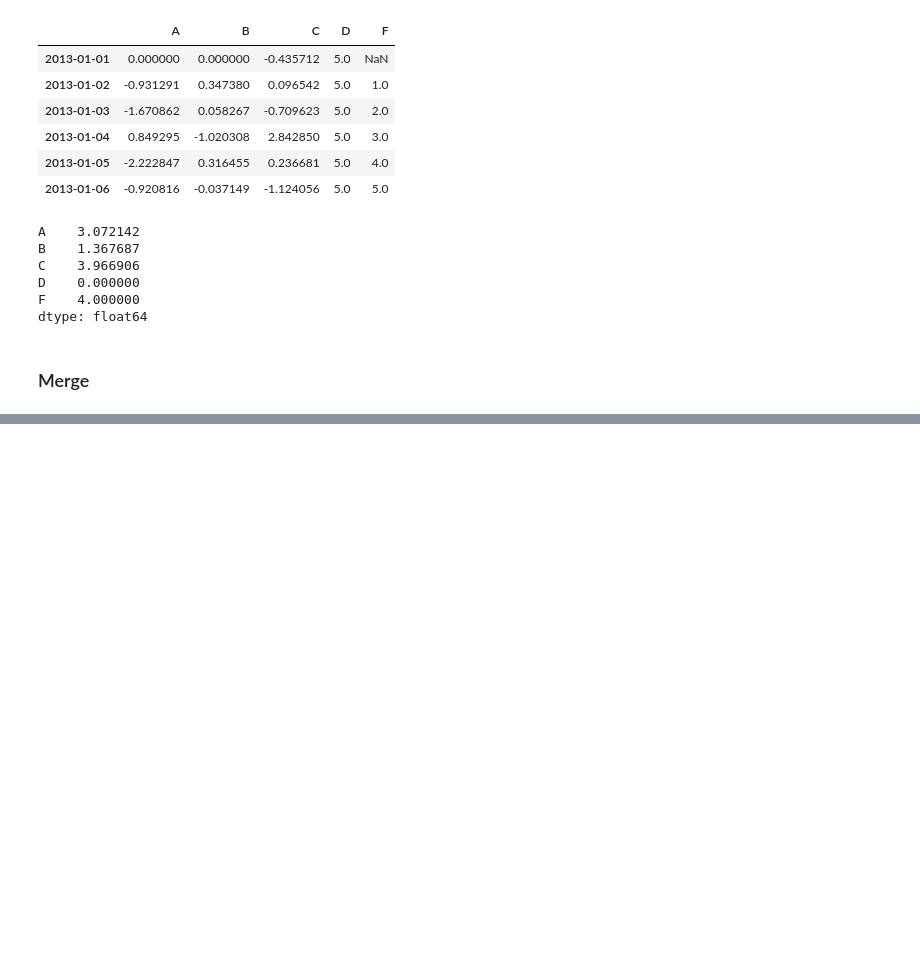
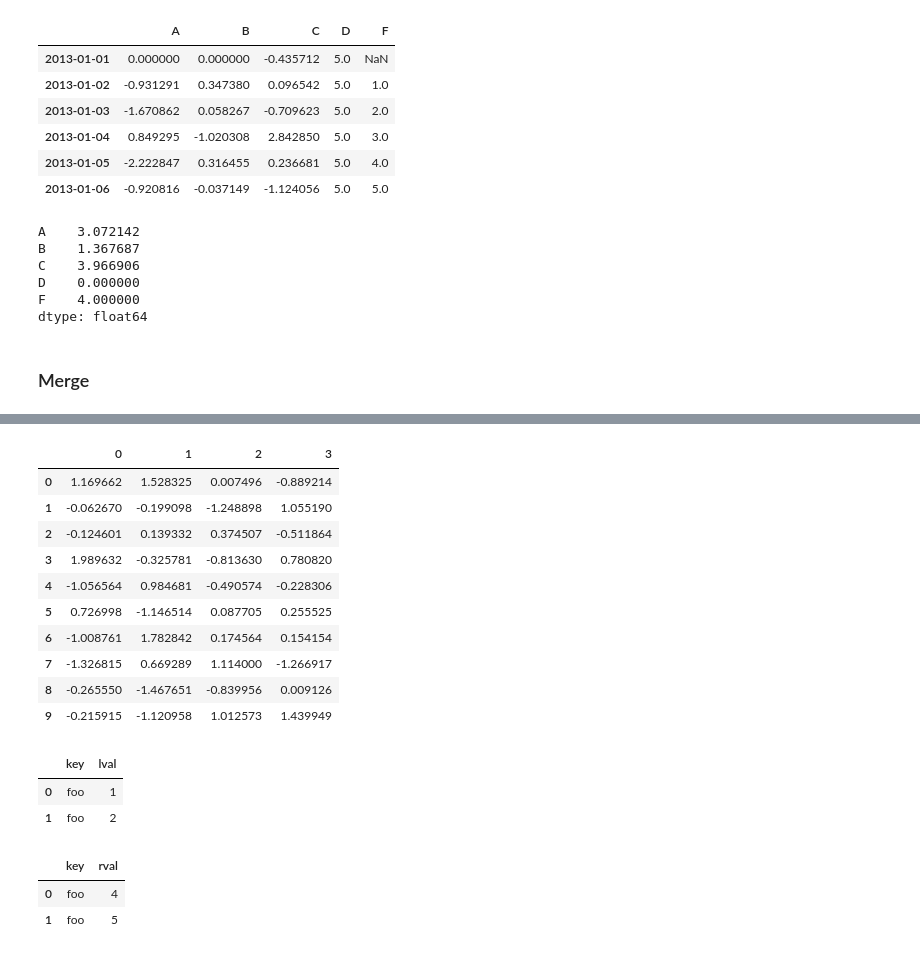
Before and after one commit to online5880/Pandas-BigQuery-MetaCode, a Jupyter notebook: Chapter01_pandas.ipynb, the cells around one changed output, grey strips where cells are left out. Drawn from its saved outputs; the diff is of its cells as text; code cells hidden in the pictures; blank space fills up the shorter version.

```diff
--- a/Chapter01_pandas.ipynb
+++ b/Chapter01_pandas.ipynb
@@ -455,3 +455,9 @@ F    4.000000
 dtype: float64
 # %% [markdown]
 ### Merge
+# %%
+df = pd.DataFrame(np.random.randn(10,4))
+# %%
+# 테스트용 데이터 분리
+pieces = [df[:3],df[3:7],df[7:]]
+pieces
@@ -457,0 +478,14 @@ dtype: float64
+# %%
+pd.concat(pieces)
+# %% [output]
+|  | 0 | 1 | 2 | 3 |
+| 0 | 1.169662 | 1.528325 | 0.007496 | -0.889214 |
+| 1 | -0.062670 | -0.199098 | -1.248898 | 1.055190 |
+| 2 | -0.124601 | 0.139332 | 0.374507 | -0.511864 |
+| 3 | 1.989632 | -0.325781 | -0.813630 | 0.780820 |
+| 4 | -1.056564 | 0.984681 | -0.490574 | -0.228306 |
+| 5 | 0.726998 | -1.146514 | 0.087705 | 0.255525 |
+| 6 | -1.008761 | 1.782842 | 0.174564 | 0.154154 |
+| 7 | -1.326815 | 0.669289 | 1.114000 | -1.266917 |
+| 8 | -0.265550 | -1.467651 | -0.839956 | 0.009126 |
+| 9 | -0.215915 | -1.120958 | 1.012573 | 1.439949 |
@@ -457,0 +502,12 @@ dtype: float64
+# %%
+left
+# %% [output]
+|  | key | lval |
+| 0 | foo | 1 |
+| 1 | foo | 2 |
+# %%
+right
+# %% [output]
+|  | key | rval |
+| 0 | foo | 4 |
+| 1 | foo | 5 |
```
Also changed, not shown: parts of 15 cells of this notebook.
